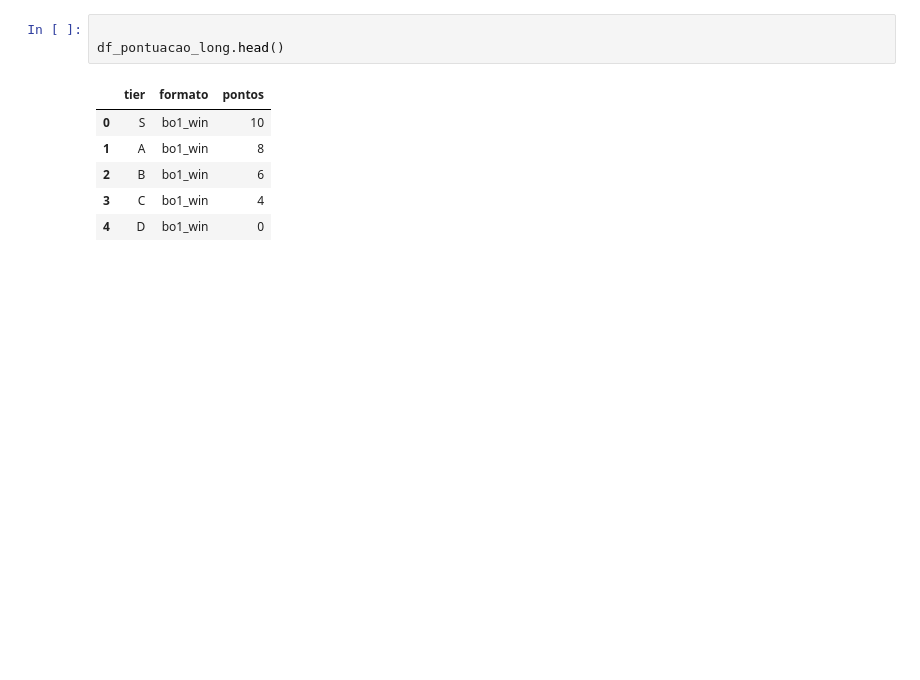
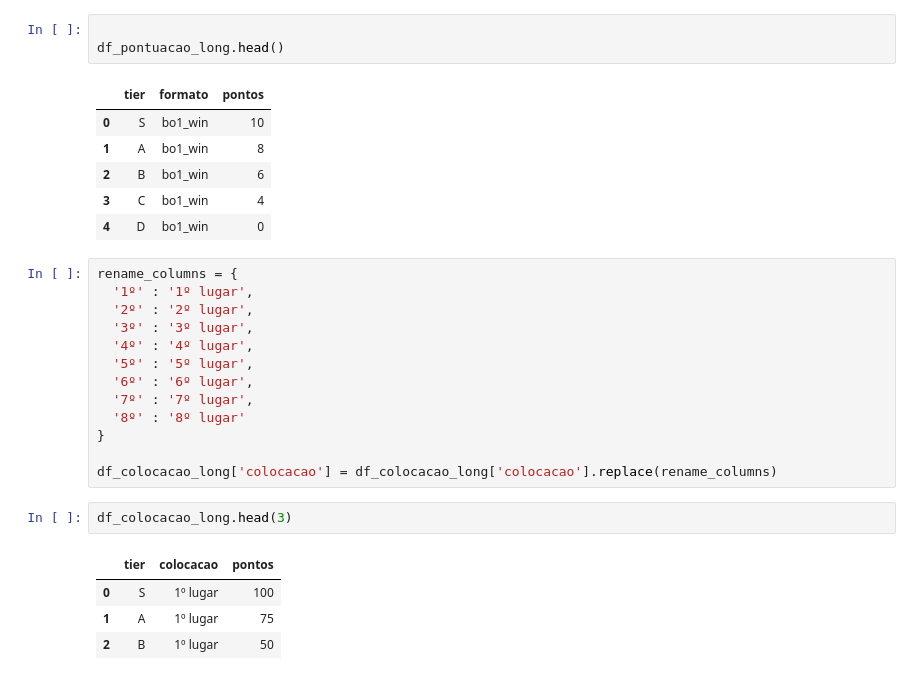
Before and after one commit to henriqueAvner/Retail-Analytics-Pipeline, a Jupyter notebook: src/transform/transform_pontuacao_tier.ipynb, the cells around one changed output. Drawn from its saved outputs; the diff is of its cells as text; blank space fills up the shorter version.

```diff
--- a/src/transform/transform_pontuacao_tier.ipynb
+++ b/src/transform/transform_pontuacao_tier.ipynb
@@ -189,3 +189,23 @@ df_pontuacao_long.head()
 | 2 | B | bo1_win | 6 |
 | 3 | C | bo1_win | 4 |
 | 4 | D | bo1_win | 0 |
+# %%
+rename_columns = {
+  '1º' : '1º lugar',
+  '2º' : '2º lugar',
+  '3º' : '3º lugar',
+  '4º' : '4º lugar',
+  '5º' : '5º lugar',
+  '6º' : '6º lugar',
+  '7º' : '7º lugar',
+  '8º' : '8º lugar'
+}
+
+df_colocacao_long['colocacao'] = df_colocacao_long['colocacao'].replace(rename_columns)
+# %%
+df_colocacao_long.head(3)
+# %% [output]
+|  | tier | colocacao | pontos |
+| 0 | S | 1º lugar | 100 |
+| 1 | A | 1º lugar | 75 |
+| 2 | B | 1º lugar | 50 |
```
Also changed, not shown: parts of 2 cells of this notebook, 7 other files.
